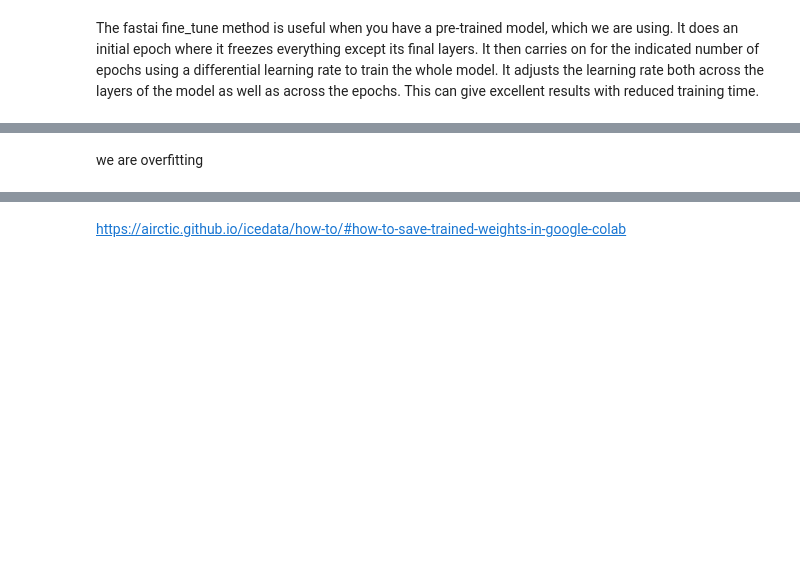
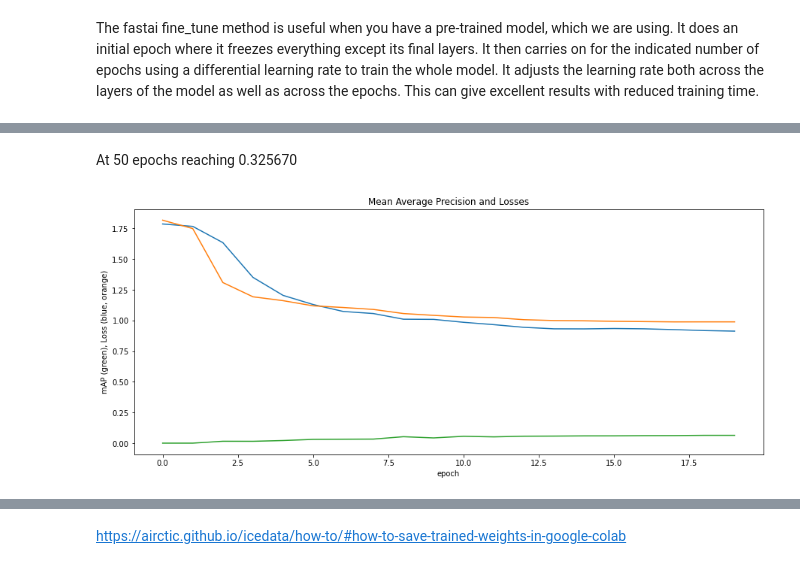
Before and after one commit to robmarkcole/fire-detection-from-images, a Jupyter notebook: pytorch/icevision/icevision_firenet_retinanet.ipynb, the cells around one changed output, grey strips where cells are left out. Saved outputs shown, nothing was run; the diff lists cells and outputs as text; code cells hidden in the pictures; blank space fills up the shorter version.

```diff
--- a/pytorch/icevision/icevision_firenet_retinanet.ipynb
+++ b/pytorch/icevision/icevision_firenet_retinanet.ipynb
@@ -199,5 +195,17 @@ learn.fine_tune(100, 1e-3, freeze_epochs=1)
-# %% [markdown]
-we are overfitting
+# %% [markdown]
+At 50 epochs reaching 0.325670
+# %%
+
+def plot_metrics(learn, title, x, y):
+  fig, ax = plt.subplots(1,1,figsize=(15,6))
+  ax.plot(L(learn.recorder.values).itemgot())
+  plt.xlabel('epoch')
+  plt.ylabel('mAP (green), Loss (blue, orange)')
+  plt.title(title)
+
+plot_metrics(learn, 'Mean Average Precision and Losses', 0,-0.05)
+# %% [output]
+[figure, added]
 # %%
 infer_dl = model_type.infer_dl(valid_ds, batch_size=4, shuffle=False)
 preds = model_type.predict_from_dl(model, infer_dl, keep_images=True)
```
Also changed, not shown: parts of 14 cells of this notebook, 1 other file.
